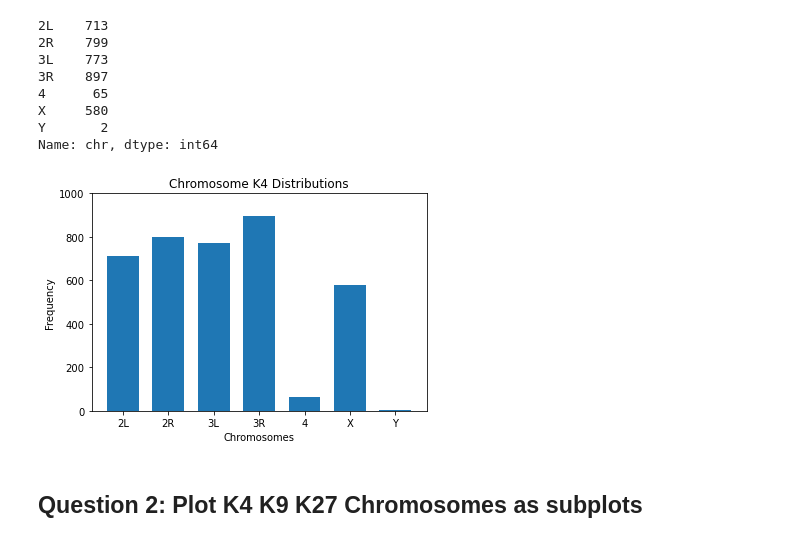
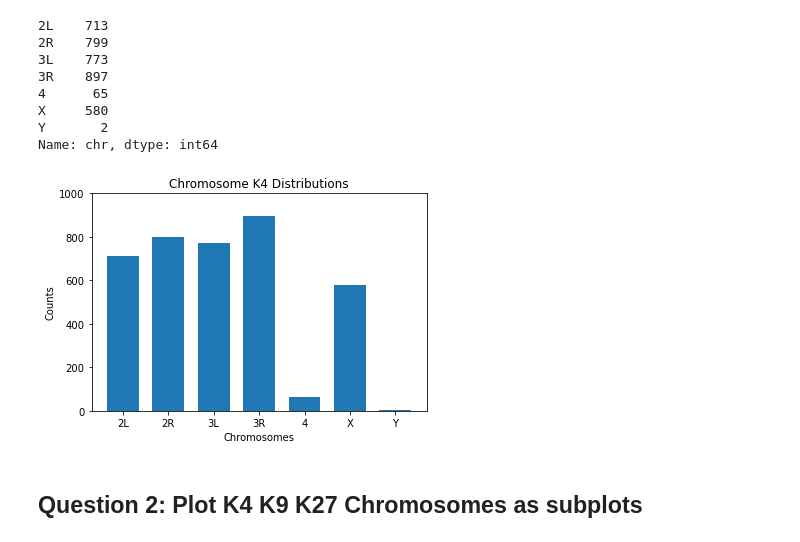
Before and after one commit to GiannaTricola/qbb2020-answers, a Jupyter notebook: day1-lunch/02_bed_features.ipynb, the cells around one changed output. Saved outputs shown, nothing was run; the diff lists cells and outputs as text; code cells hidden in the pictures.

```diff
--- a/day1-lunch/02_bed_features.ipynb
+++ b/day1-lunch/02_bed_features.ipynb
@@ -178,13 +178,13 @@ Name: chr, dtype: int64
 # %%
 fig, ax = plt.subplots()
 ax.bar(coi_sort.index, coi_sort, width = 0.7)
 ax.set_title("Chromosome K4 Distributions")
-ax.set_ylabel("Frequency")
+ax.set_ylabel("Counts")
 ax.set_xlabel("Chromosomes")
 ax.set_ylim(0,1000)
 plt.show()
 # %% [output]
-[figure, old version]
+[figure, new version]
 # %% [markdown]
 ## Question 2: Plot K4 K9 K27 Chromosomes as subplots
 # %%
```
Also changed, not shown: parts of 1 cell of this notebook.
